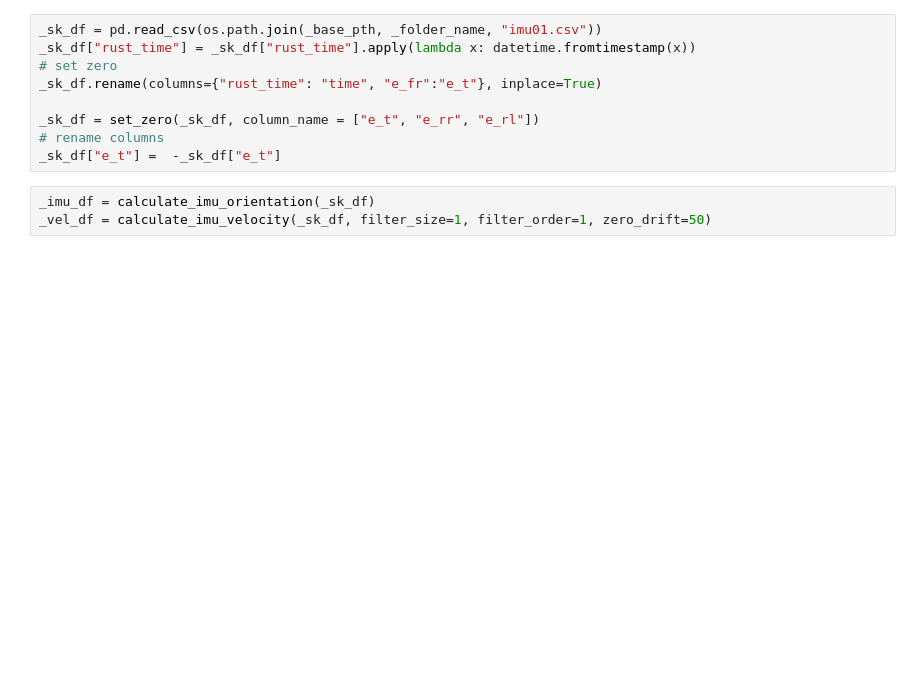
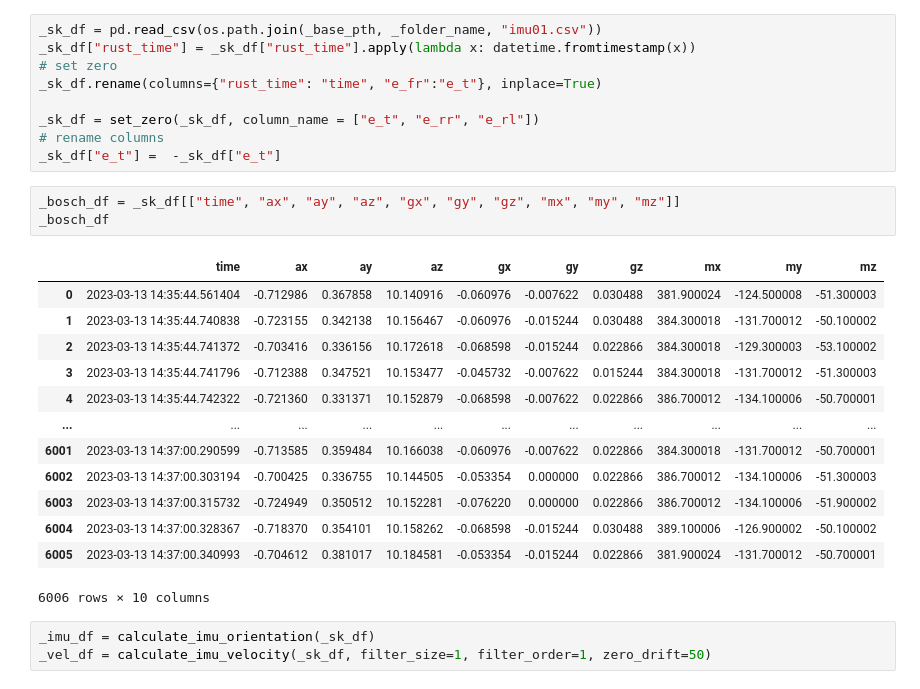
Before and after one commit to SujithChristopher/armbo_preliminary_work, a Jupyter notebook: simulation/ipy_notebooks/imu_drift_test.ipynb, the cells around one changed output. Saved outputs shown, nothing was run; the diff lists cells and outputs as text; blank space fills up the shorter version.

```diff
--- a/simulation/ipy_notebooks/imu_drift_test.ipynb
+++ b/simulation/ipy_notebooks/imu_drift_test.ipynb
@@ -38,6 +38,23 @@ _sk_df.rename(columns={"rust_time": "time", "e_fr":"e_t"}, inplace=True)
 _sk_df = set_zero(_sk_df, column_name = ["e_t", "e_rr", "e_rl"])
 # rename columns
 _sk_df["e_t"] =  -_sk_df["e_t"]
+# %%
+_bosch_df = _sk_df[["time", "ax", "ay", "az", "gx", "gy", "gz", "mx", "my", "mz"]]
+_bosch_df
+# %% [output]
+|  | time | ax | ay | az | gx | gy | gz | mx | my | mz |
+| 0 | 2023-03-13 14:35:44.561404 | -0.712986 | 0.367858 | 10.140916 | -0.060976 | -0.007622 | 0.030488 | 381.900024 | -124.500008 | -51.300003 |
+| 1 | 2023-03-13 14:35:44.740838 | -0.723155 | 0.342138 | 10.156467 | -0.060976 | -0.015244 | 0.030488 | 384.300018 | -131.700012 | -50.100002 |
+| 2 | 2023-03-13 14:35:44.741372 | -0.703416 | 0.336156 | 10.172618 | -0.068598 | -0.015244 | 0.022866 | 384.300018 | -129.300003 | -53.100002 |
+| 3 | 2023-03-13 14:35:44.741796 | -0.712388 | 0.347521 | 10.153477 | -0.045732 | -0.007622 | 0.015244 | 384.300018 | -131.700012 | -51.300003 |
+| 4 | 2023-03-13 14:35:44.742322 | -0.721360 | 0.331371 | 10.152879 | -0.068598 | -0.007622 | 0.022866 | 386.700012 | -134.100006 | -50.700001 |
+| ... | ... | ... | ... | ... | ... | ... | ... | ... | ... | ... |
+| 6001 | 2023-03-13 14:37:00.290599 | -0.713585 | 0.359484 | 10.166038 | -0.060976 | -0.007622 | 0.022866 | 384.300018 | -131.700012 | -50.700001 |
+| 6002 | 2023-03-13 14:37:00.303194 | -0.700425 | 0.336755 | 10.144505 | -0.053354 | 0.000000 | 0.022866 | 386.700012 | -134.100006 | -51.300003 |
+| 6003 | 2023-03-13 14:37:00.315732 | -0.724949 | 0.350512 | 10.152281 | -0.076220 | 0.000000 | 0.022866 | 386.700012 | -134.100006 | -51.900002 |
+| 6004 | 2023-03-13 14:37:00.328367 | -0.718370 | 0.354101 | 10.158262 | -0.068598 | -0.015244 | 0.030488 | 389.100006 | -126.900002 | -50.100002 |
+| 6005 | 2023-03-13 14:37:00.340993 | -0.704612 | 0.381017 | 10.184581 | -0.053354 | -0.015244 | 0.022866 | 381.900024 | -131.700012 | -50.700001 |
+6006 rows × 10 columns
 # %%
 _imu_df = calculate_imu_orientation(_sk_df)
 _vel_df = calculate_imu_velocity(_sk_df, filter_size=1, filter_order=1, zero_drift=50)
```
Also changed, not shown: 3 other files.
